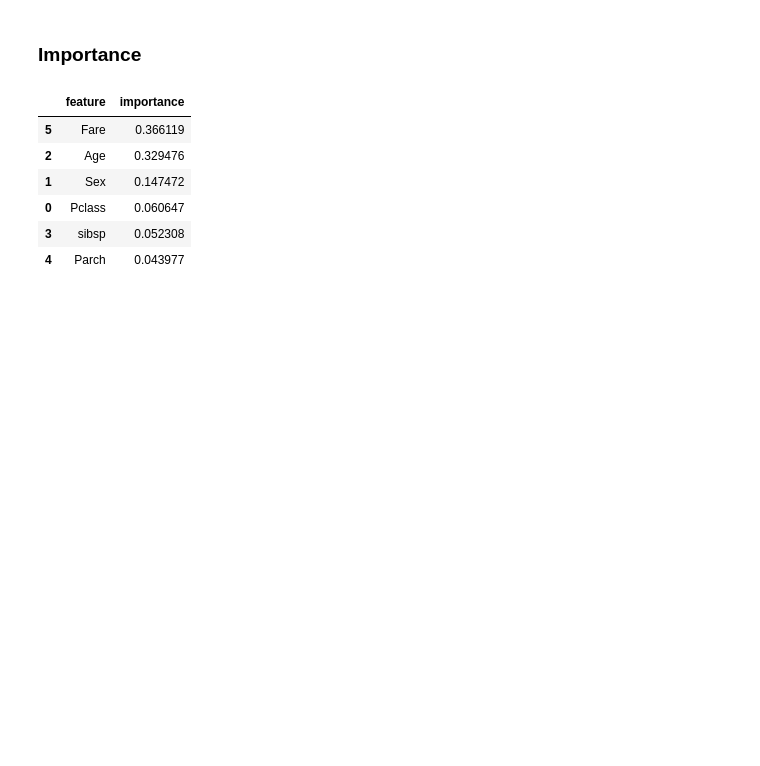
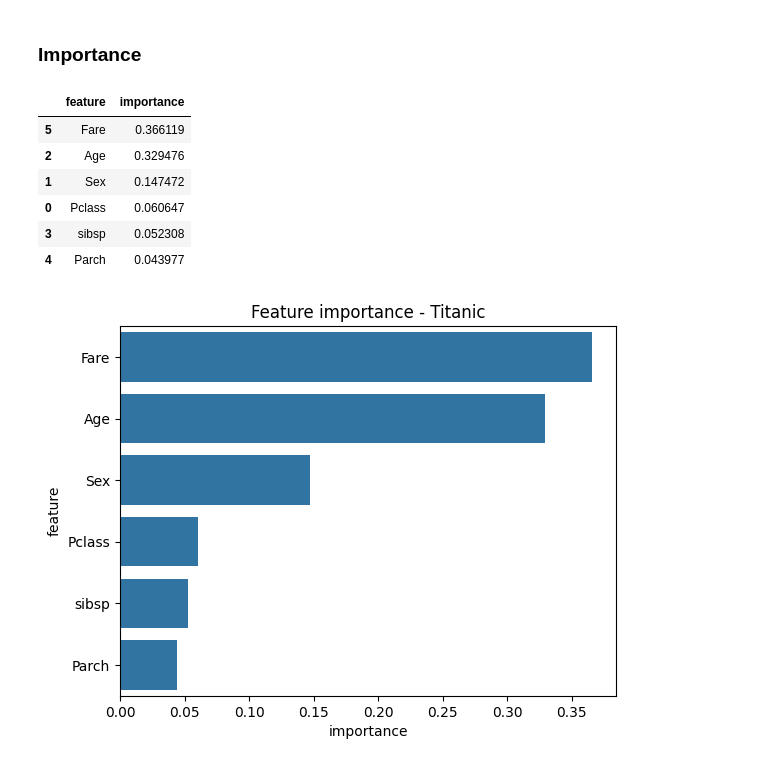
Before and after one commit to mbubula6/jupyter-study, a Jupyter notebook: notebooks/titanic_analysys.ipynb, the cells around one changed output. Saved outputs shown, nothing was run; the diff lists cells and outputs as text; code cells hidden in the pictures; blank space fills up the shorter version.

```diff
--- a/notebooks/titanic_analysys.ipynb
+++ b/notebooks/titanic_analysys.ipynb
@@ -148,3 +148,13 @@ feature_importance #print
 | 0 | Pclass | 0.060647 |
 | 3 | sibsp | 0.052308 |
 | 4 | Parch | 0.043977 |
+# %%
+sns.barplot(
+    x='importance',
+    y='feature',
+    data=feature_importance
+)
+plt.title('Feature importance - Titanic')
+plt.show()
+# %% [output]
+[figure, added]
```
Also changed, not shown: parts of 8 cells of this notebook.
